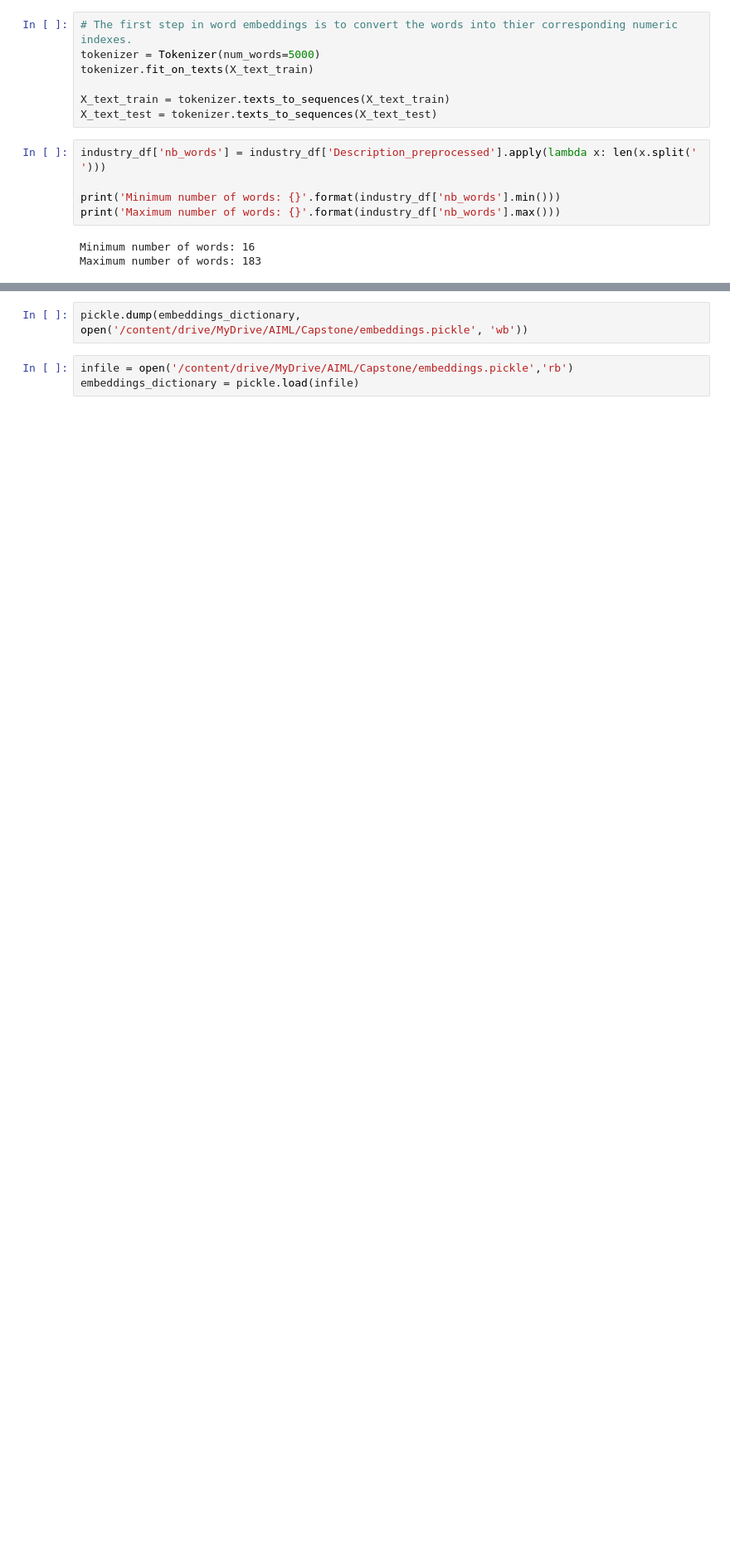
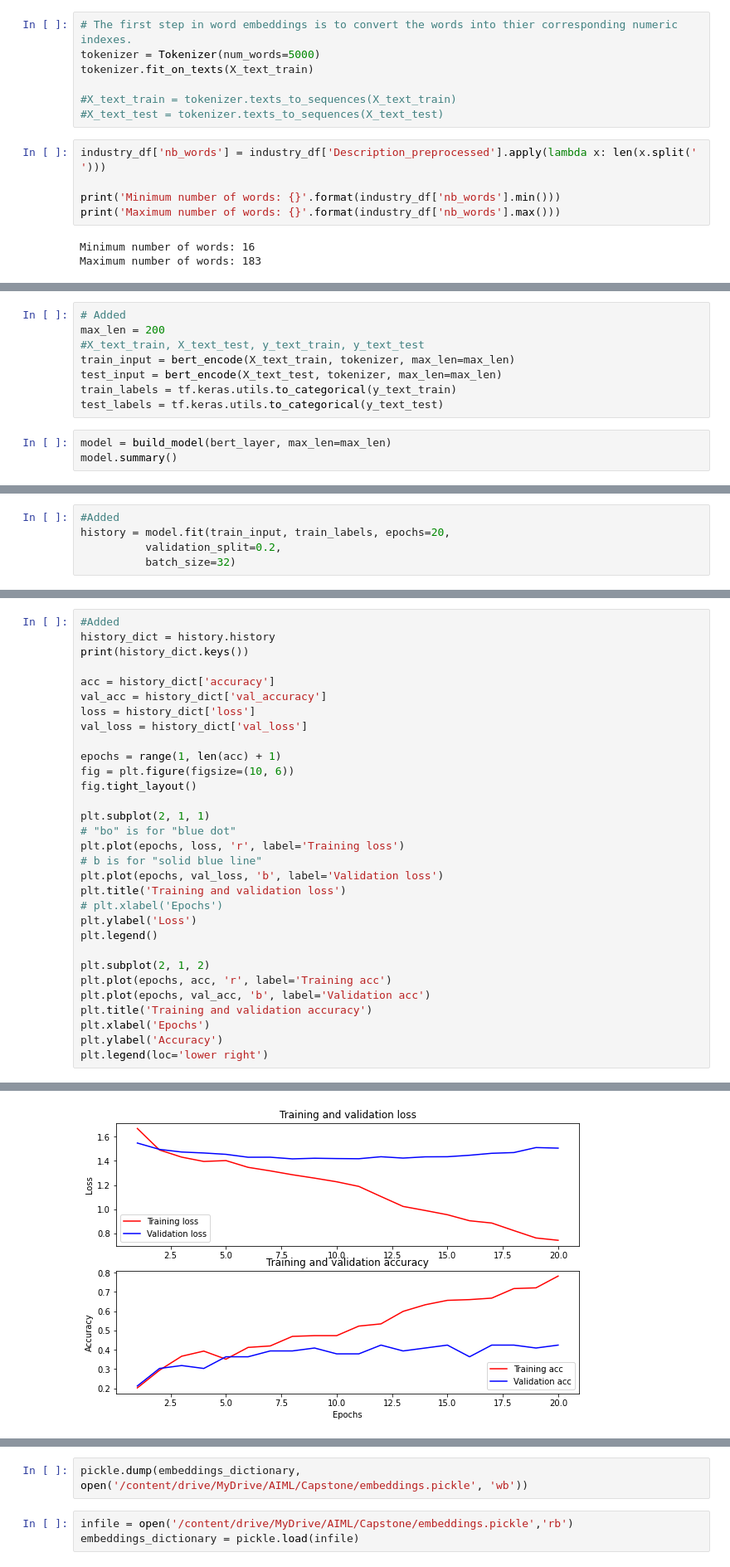
Before and after one commit to Dev6002d/Jan-G4---NLP-Chatbot, a Jupyter notebook: BERT_Model.ipynb, the cells around one changed output, grey strips where cells are left out. Shown: that part at 83% size. Drawn from its saved outputs; the diff is of its cells as text; blank space fills up the shorter version.

```diff
--- a/BERT_Model.ipynb
+++ b/BERT_Model.ipynb
@@ -164,8 +133,8 @@ Name: sentence_length, dtype: int64
 tokenizer = Tokenizer(num_words=5000)
 tokenizer.fit_on_texts(X_text_train)
 
-X_text_train = tokenizer.texts_to_sequences(X_text_train)
-X_text_test = tokenizer.texts_to_sequences(X_text_test)
+#X_text_train = tokenizer.texts_to_sequences(X_text_train)
+#X_text_test = tokenizer.texts_to_sequences(X_text_test)
 # %%
 industry_df['nb_words'] = industry_df['Description_preprocessed'].apply(lambda x: len(x.split(' ')))
 
@@ -190,0 +433,11 @@ X_text_train.shape
+# %%
+# Added
+max_len = 200
+#X_text_train, X_text_test, y_text_train, y_text_test
+train_input = bert_encode(X_text_train, tokenizer, max_len=max_len)
+test_input = bert_encode(X_text_test, tokenizer, max_len=max_len)
+train_labels = tf.keras.utils.to_categorical(y_text_train)
+test_labels = tf.keras.utils.to_categorical(y_text_test)
+# %%
+model = build_model(bert_layer, max_len=max_len)
+model.summary()
@@ -190,0 +462,5 @@ X_text_train.shape
+# %%
+#Added
+history = model.fit(train_input, train_labels, epochs=20,
+          validation_split=0.2,
+          batch_size=32)
@@ -190,0 +485,32 @@ X_text_train.shape
+# %%
+#Added
+history_dict = history.history
+print(history_dict.keys())
+
+acc = history_dict['accuracy']
+val_acc = history_dict['val_accuracy']
+loss = history_dict['loss']
+val_loss = history_dict['val_loss']
+
+epochs = range(1, len(acc) + 1)
+fig = plt.figure(figsize=(10, 6))
+fig.tight_layout()
+
+plt.subplot(2, 1, 1)
+# "bo" is for "blue dot"
+plt.plot(epochs, loss, 'r', label='Training loss')
+# b is for "solid blue line"
+plt.plot(epochs, val_loss, 'b', label='Validation loss')
+plt.title('Training and validation loss')
+# plt.xlabel('Epochs')
+plt.ylabel('Loss')
+plt.legend()
+
+plt.subplot(2, 1, 2)
+plt.plot(epochs, acc, 'r', label='Training acc')
+plt.plot(epochs, val_acc, 'b', label='Validation acc')
+plt.title('Training and validation accuracy')
+plt.xlabel('Epochs')
+plt.ylabel('Accuracy')
+plt.legend(loc='lower right')
+# %% [output]
@@ -190,0 +519 @@ X_text_train.shape
+[figure, added]
```
Also changed, not shown: parts of 40 cells of this notebook.
